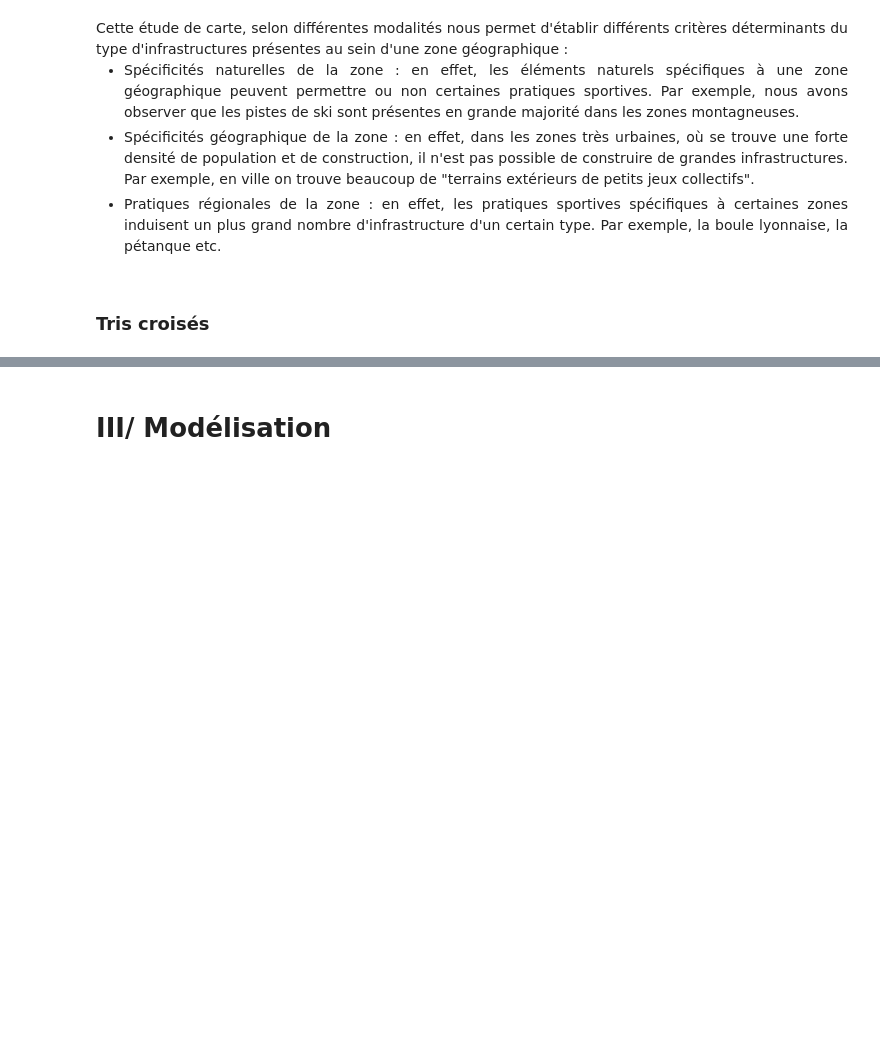
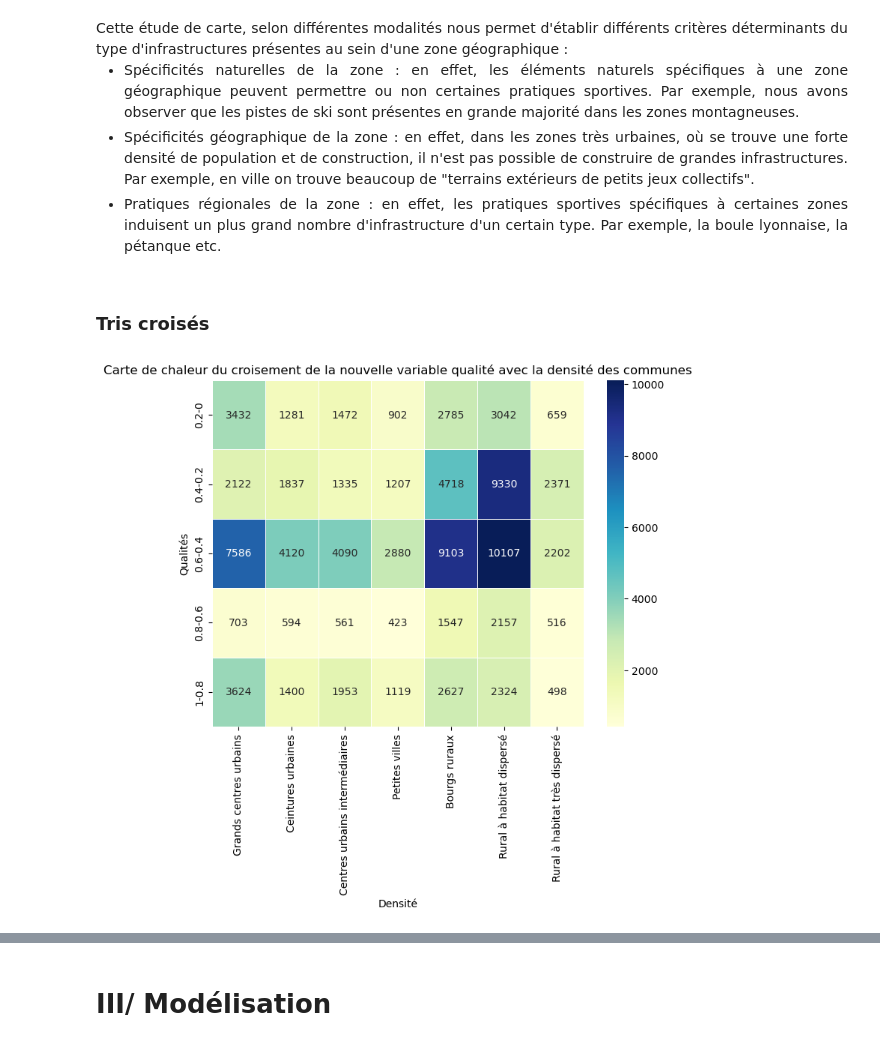
Before and after one commit to cyprienmathe/Python-data-science, a Jupyter notebook: main.ipynb, the cells around one changed output, grey strips where cells are left out. Saved outputs shown, nothing was run; the diff lists cells and outputs as text; code cells hidden in the pictures; blank space fills up the shorter version.

Commit message:
ajout tris croisés

```diff
--- a/main.ipynb
+++ b/main.ipynb
@@ -818,3 +818,22 @@ Cette étude de carte, selon différentes modalités nous permet d'établir diff
 - Pratiques régionales de la zone : en effet, les pratiques sportives spécifiques à certaines zones induisent un plus grand nombre d'infrastructure d'un certain type. Par exemple, la boule lyonnaise, la pétanque etc.
 # %% [markdown]
 ### Tris croisés
+# %%
+df_copy = df.copy()
+# Discrétisation de la variable en 5 catégories
+df_copy["qualite_cat"] = pd.cut(df_copy["qualite"], bins=[0, 0.2, 0.4, 0.6, 0.8, 1], labels=["0.2-0", "0.4-0.2", "0.6-0.4", "0.8-0.6", "1-0.8"])
+# Réarrangement des modalités de la variable
+df_copy["dens_lib"] = pd.Categorical(df_copy["dens_lib"], categories=["Grands centres urbains", "Ceintures urbaines", "Centres urbains intermédiaires", "Petites villes", "Bourgs ruraux", "Rural à habitat dispersé", "Rural à habitat très dispersé", "nan"], ordered=True)
+
+# Tri croisé des deux variables
+table_croisee = pd.crosstab(df_copy["qualite_cat"], df_copy["dens_lib"])
+
+# Créer une heatmap
+plt.figure(figsize=(8, 6))
+sns.heatmap(table_croisee, annot=True, fmt="d", cmap="YlGnBu", linewidths=0.5)
+plt.title("Carte de chaleur du croisement de la nouvelle variable qualité avec la densité des communes")
+plt.xlabel("Densité")
+plt.ylabel("Qualités")
+plt.show()
+# %% [output]
+[figure, added]
```
Also changed, not shown: parts of 1 cell of this notebook.
